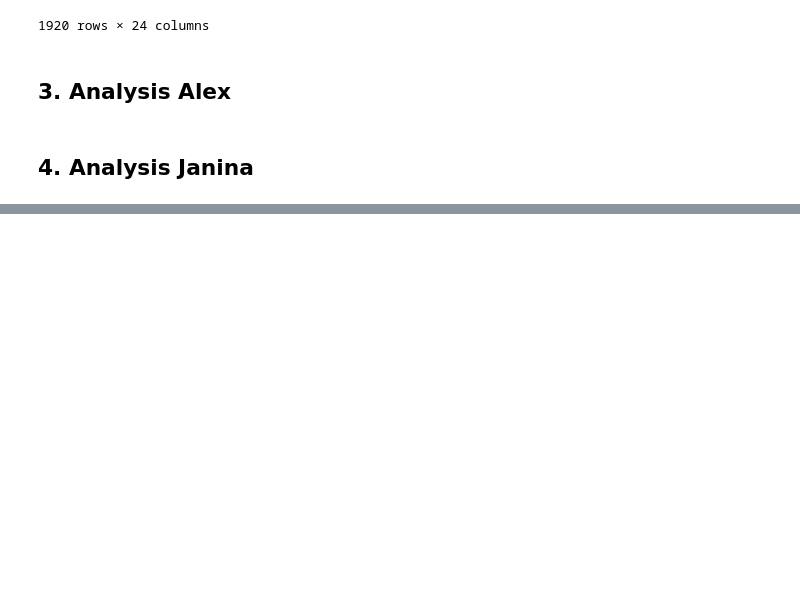
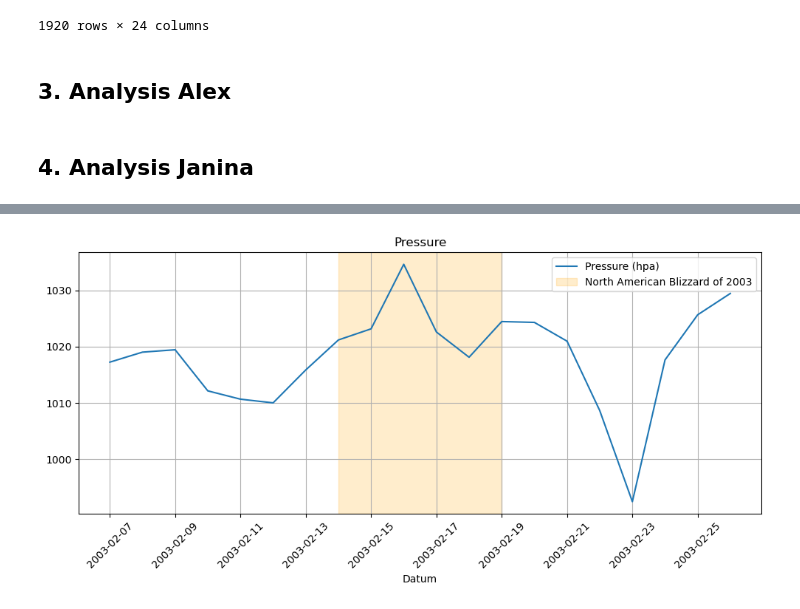
Before and after one commit to neuefische/da-analytics-engineering-project, a Jupyter notebook: notebooks_workspace/EDA_janina.ipynb, the cells around one changed output, grey strips where cells are left out. Drawn from its saved outputs; the diff is of its cells as text; code cells hidden in the pictures; blank space fills up the shorter version.

```diff
--- a/notebooks_workspace/EDA_janina.ipynb
+++ b/notebooks_workspace/EDA_janina.ipynb
@@ -80,0 +233,24 @@ df_weather
+# %%
+fig, ax = plt.subplots(figsize=(10,5))
+
+# Liniendiagramm
+ax.plot(df_weather_daily["date"], df_weather_daily["pressure_hpa"], label="Pressure (hpa)", color="tab:blue")
+
+# 🔹 Einen Zeitraum hervorheben (z. B. 7.–10. Februar 2003)
+ax.axvspan(pd.Timestamp("2003-02-14"), pd.Timestamp("2003-02-19"),
+           color="orange", alpha=0.2, label="North American Blizzard of 2003")
+
+# 🔹 Einen einzelnen Tag hervorheben (z. B. 2003-02-15)
+# ax.axvline(pd.Timestamp("2003-02-15"), color="red", linestyle="--", alpha=0.6, label="kritischer Tag")
+
+# Achsen & Stil
+ax.xaxis.set_major_formatter(mdates.DateFormatter("%Y-%m-%d"))
+plt.xticks(rotation=45)
+plt.xlabel("Datum")
+plt.title("Pressure")
+plt.legend()
+plt.grid(True)
+plt.tight_layout()
+plt.show()
+# %% [output]
+[figure, added]
```
Also changed, not shown: parts of 24 cells of this notebook.
